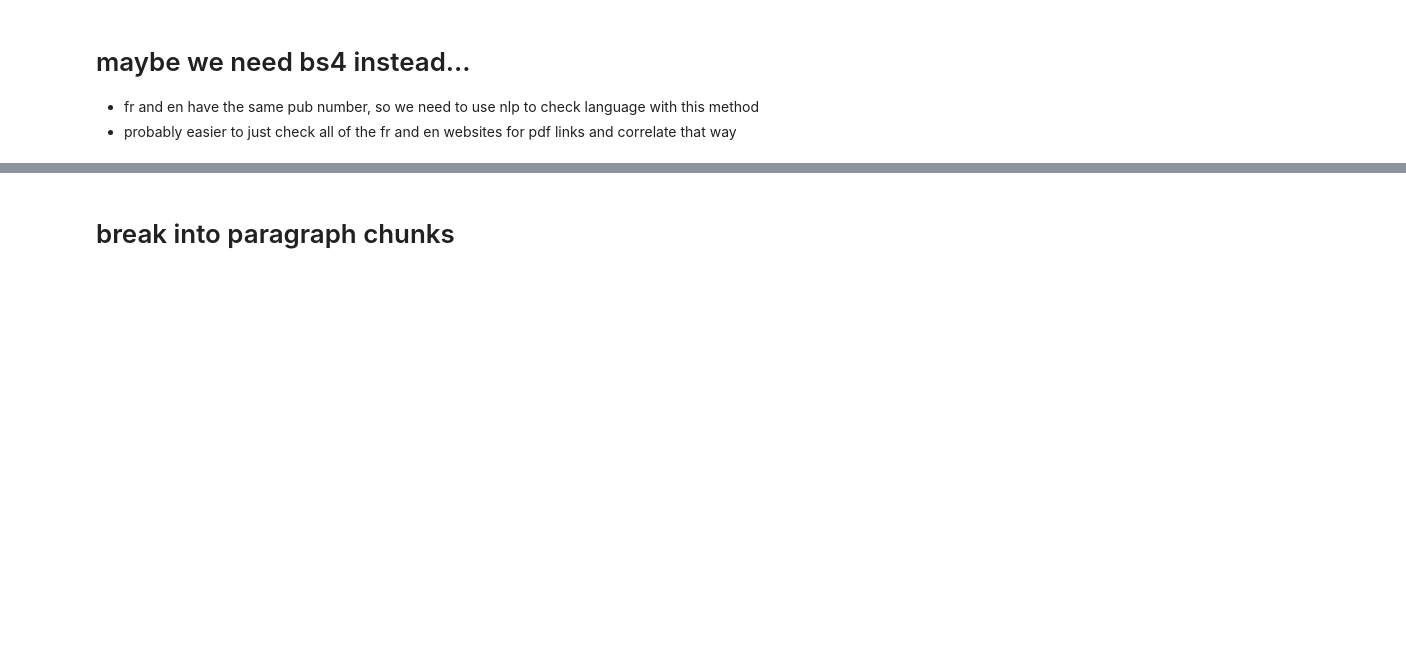
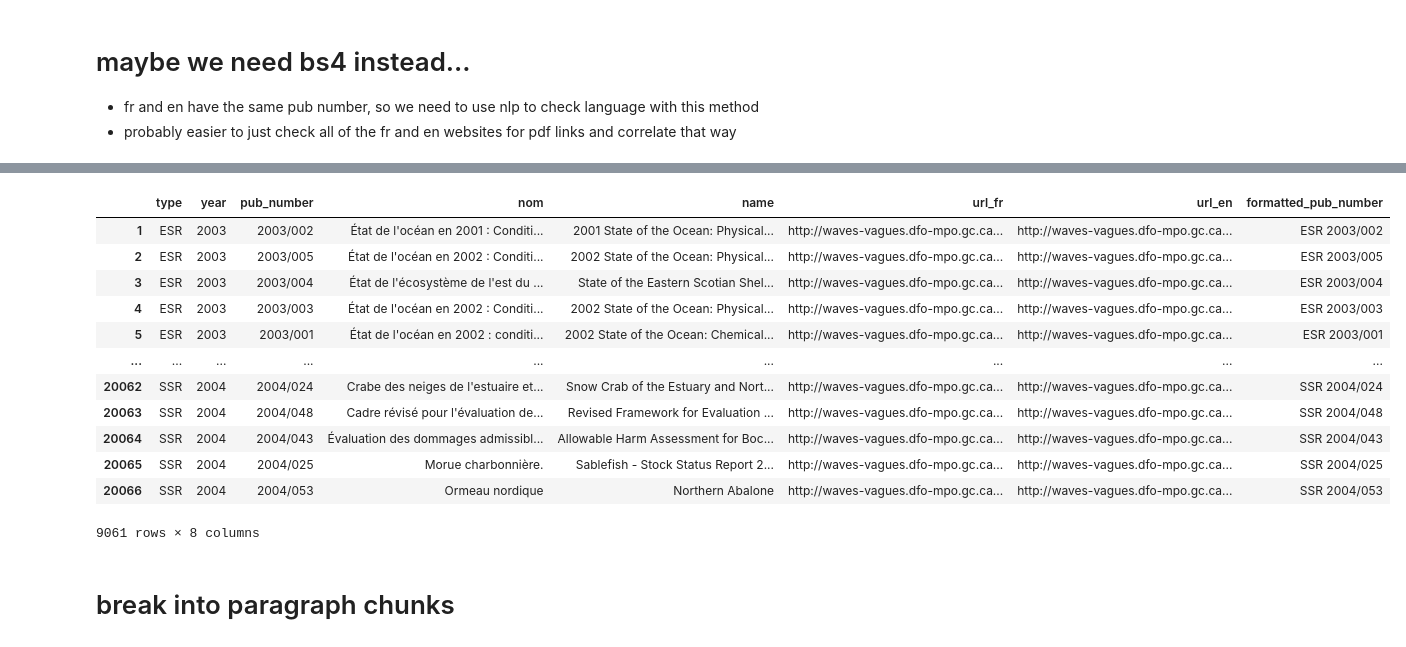
Before and after one commit to KevinCarr42/AI-Translation, a Jupyter notebook: fr_eng_correlation.ipynb, the cells around one changed output, grey strips where cells are left out. Drawn from its saved outputs; the diff is of its cells as text; code cells hidden in the pictures; blank space fills up the shorter version.

```diff
--- a/fr_eng_correlation.ipynb
+++ b/fr_eng_correlation.ipynb
@@ -387,3 +477,19 @@ Name: count, dtype: int64
+# %%
+combined_df
+# %% [output]
+|  | type | year | pub_number | nom | name | url_fr | url_en | formatted_pub_number |
+| 1 | ESR | 2003 | 2003/002 | État de l'océan en 2001 : Conditi... | 2001 State of the Ocean: Physical... | http://waves-vagues.dfo-mpo.gc.ca... | http://waves-vagues.dfo-mpo.gc.ca... | ESR 2003/002 |
+| 2 | ESR | 2003 | 2003/005 | État de l'océan en 2002 : Conditi... | 2002 State of the Ocean: Physical... | http://waves-vagues.dfo-mpo.gc.ca... | http://waves-vagues.dfo-mpo.gc.ca... | ESR 2003/005 |
+| 3 | ESR | 2003 | 2003/004 | État de l'écosystème de l'est du ... | State of the Eastern Scotian Shel... | http://waves-vagues.dfo-mpo.gc.ca... | http://waves-vagues.dfo-mpo.gc.ca... | ESR 2003/004 |
+| 4 | ESR | 2003 | 2003/003 | État de l'océan en 2002 : Conditi... | 2002 State of the Ocean: Physical... | http://waves-vagues.dfo-mpo.gc.ca... | http://waves-vagues.dfo-mpo.gc.ca... | ESR 2003/003 |
+| 5 | ESR | 2003 | 2003/001 | État de l'océan en 2002 : conditi... | 2002 State of the Ocean: Chemical... | http://waves-vagues.dfo-mpo.gc.ca... | http://waves-vagues.dfo-mpo.gc.ca... | ESR 2003/001 |
+| ... | ... | ... | ... | ... | ... | ... | ... | ... |
+| 20062 | SSR | 2004 | 2004/024 | Crabe des neiges de l'estuaire et... | Snow Crab of the Estuary and Nort... | http://waves-vagues.dfo-mpo.gc.ca... | http://waves-vagues.dfo-mpo.gc.ca... | SSR 2004/024 |
+| 20063 | SSR | 2004 | 2004/048 | Cadre révisé pour l'évaluation de... | Revised Framework for Evaluation ... | http://waves-vagues.dfo-mpo.gc.ca... | http://waves-vagues.dfo-mpo.gc.ca... | SSR 2004/048 |
+| 20064 | SSR | 2004 | 2004/043 | Évaluation des dommages admissibl... | Allowable Harm Assessment for Boc... | http://waves-vagues.dfo-mpo.gc.ca... | http://waves-vagues.dfo-mpo.gc.ca... | SSR 2004/043 |
+| 20065 | SSR | 2004 | 2004/025 | Morue charbonnière. | Sablefish - Stock Status Report 2... | http://waves-vagues.dfo-mpo.gc.ca... | http://waves-vagues.dfo-mpo.gc.ca... | SSR 2004/025 |
+| 20066 | SSR | 2004 | 2004/053 | Ormeau nordique | Northern Abalone | http://waves-vagues.dfo-mpo.gc.ca... | http://waves-vagues.dfo-mpo.gc.ca... | SSR 2004/053 |
+9061 rows × 8 columns
 # %% [markdown]
 # break into paragraph chunks
 # %%
```
Also changed, not shown: parts of 14 cells of this notebook, 1 other file.
